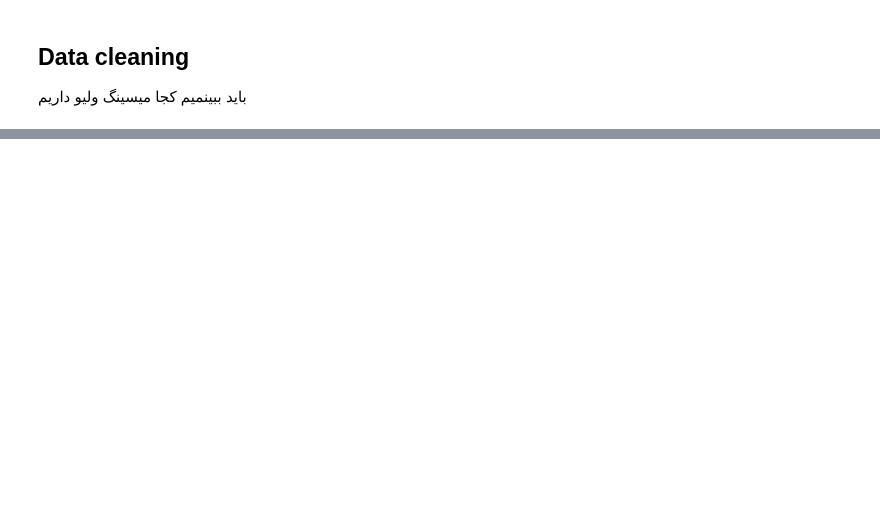
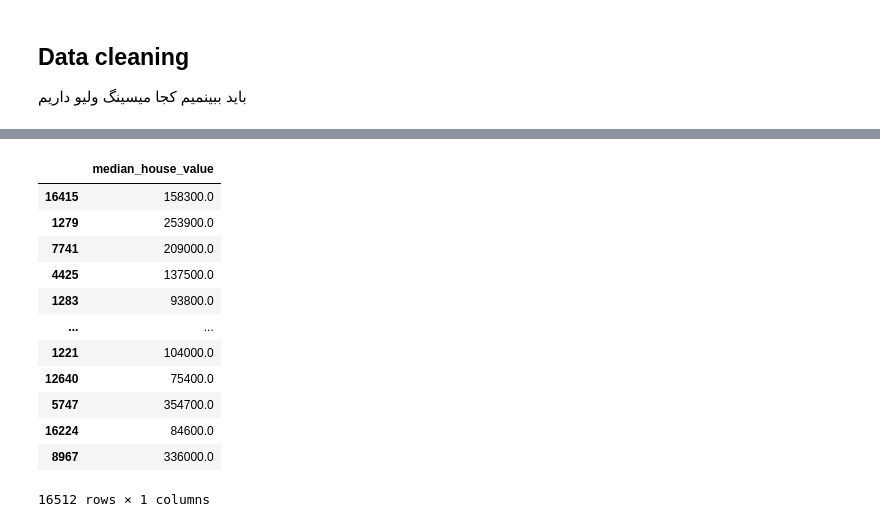
Before and after one commit to Zarpoosh/Mavhine-Learning, a Jupyter notebook: fradars/Untitled.ipynb, the cells around one changed output, grey strips where cells are left out. Cells and saved outputs as stored; diff of their text form; code cells hidden in the pictures; blank space fills up the shorter version.

```diff
--- a/fradars/Untitled.ipynb
+++ b/fradars/Untitled.ipynb
@@ -424,0 +581,16 @@ NameError: name 'train_features_numeric' is not defined
+# %%
+train_target.to_frame()
+# %% [output]
+|  | median_house_value |
+| 16415 | 158300.0 |
+| 1279 | 253900.0 |
+| 7741 | 209000.0 |
+| 4425 | 137500.0 |
+| 1283 | 93800.0 |
+| ... | ... |
+| 1221 | 104000.0 |
+| 12640 | 75400.0 |
+| 5747 | 354700.0 |
+| 16224 | 84600.0 |
+| 8967 | 336000.0 |
+16512 rows × 1 columns
```
Also changed, not shown: parts of 40 cells of this notebook.
